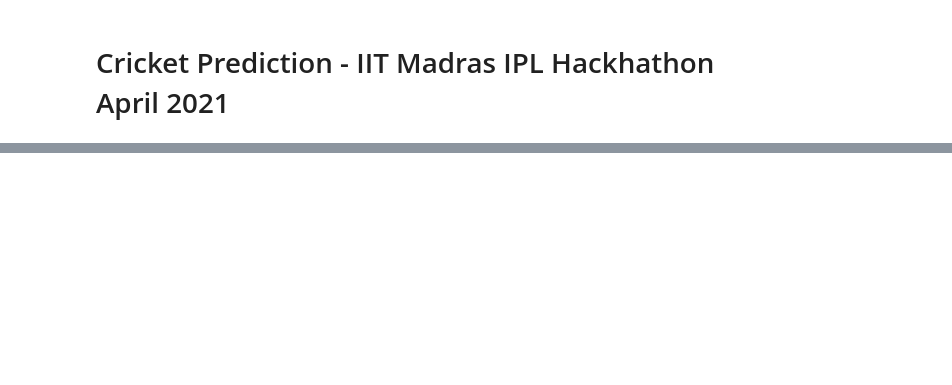
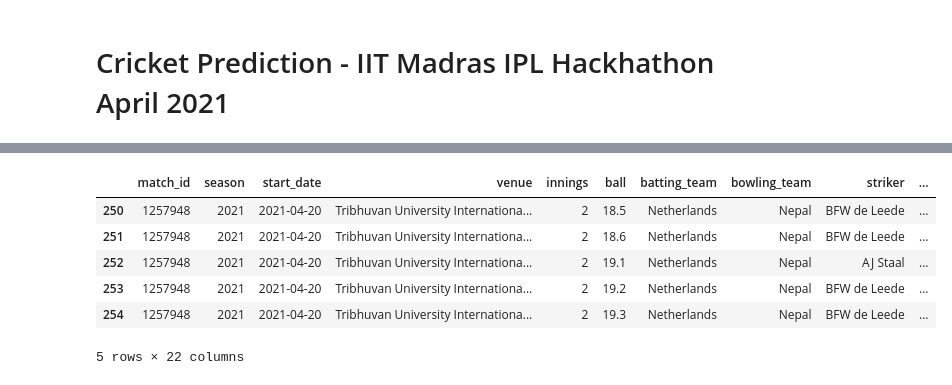
Before and after one commit to praveenraghuvanshi1512/cricket-analytics-and-predictions, a Jupyter notebook: iit-m-hackhathon/cricket-prediction.ipynb, the cells around one changed output, grey strips where cells are left out. Drawn from its saved outputs; the diff is of its cells as text; code cells hidden in the pictures; blank space fills up the shorter version.

```diff
--- a/iit-m-hackhathon/cricket-prediction.ipynb
+++ b/iit-m-hackhathon/cricket-prediction.ipynb
@@ -66,0 +88,10 @@
+# %%
+concatenated_df.tail()
+# %% [output]
+|  | match_id | season | start_date | venue | innings | ball | batting_team | bowling_team | striker | ... |
+| 250 | 1257948 | 2021 | 2021-04-20 | Tribhuvan University Internationa... | 2 | 18.5 | Netherlands | Nepal | BFW de Leede | ... |
+| 251 | 1257948 | 2021 | 2021-04-20 | Tribhuvan University Internationa... | 2 | 18.6 | Netherlands | Nepal | BFW de Leede | ... |
+| 252 | 1257948 | 2021 | 2021-04-20 | Tribhuvan University Internationa... | 2 | 19.1 | Netherlands | Nepal | AJ Staal | ... |
+| 253 | 1257948 | 2021 | 2021-04-20 | Tribhuvan University Internationa... | 2 | 19.2 | Netherlands | Nepal | BFW de Leede | ... |
+| 254 | 1257948 | 2021 | 2021-04-20 | Tribhuvan University Internationa... | 2 | 19.3 | Netherlands | Nepal | BFW de Leede | ... |
+5 rows × 22 columns
```
Also changed, not shown: parts of 11 cells of this notebook.
